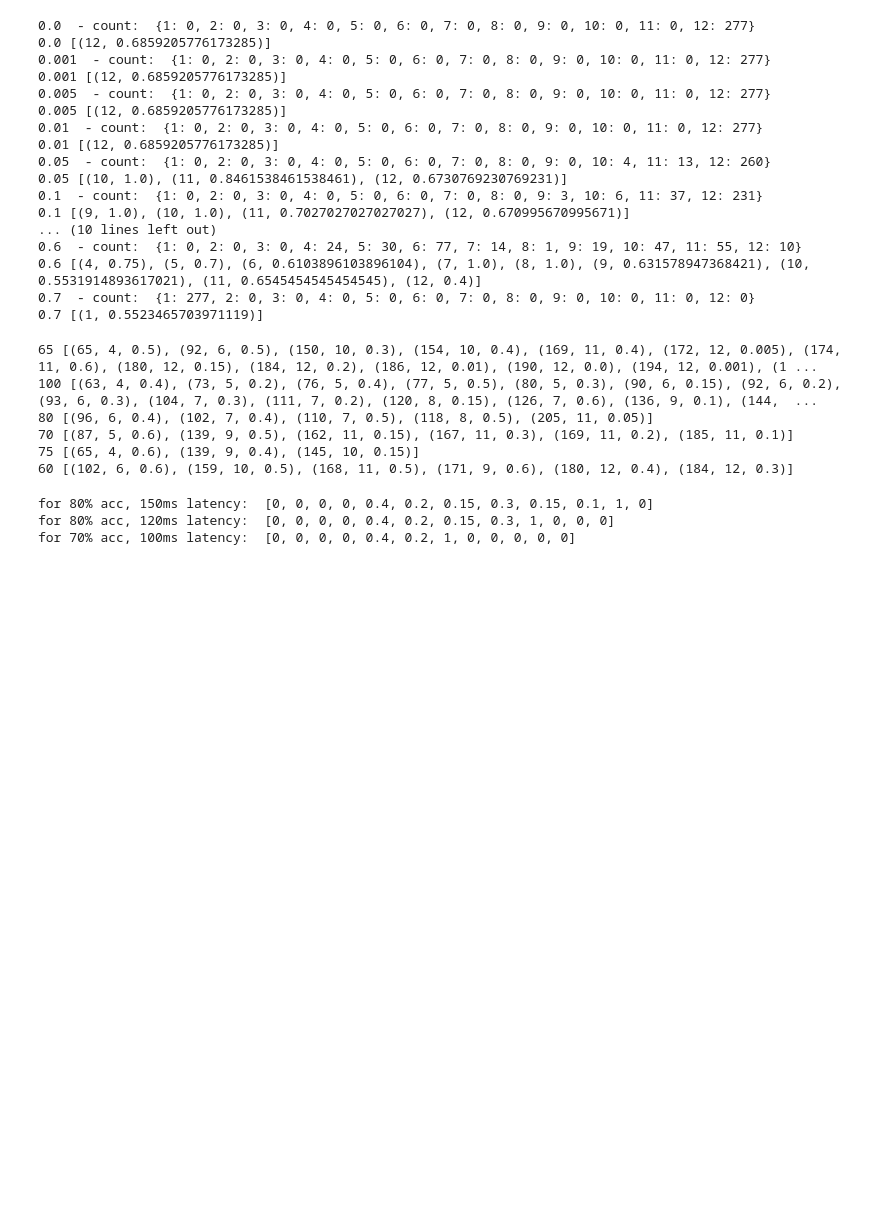
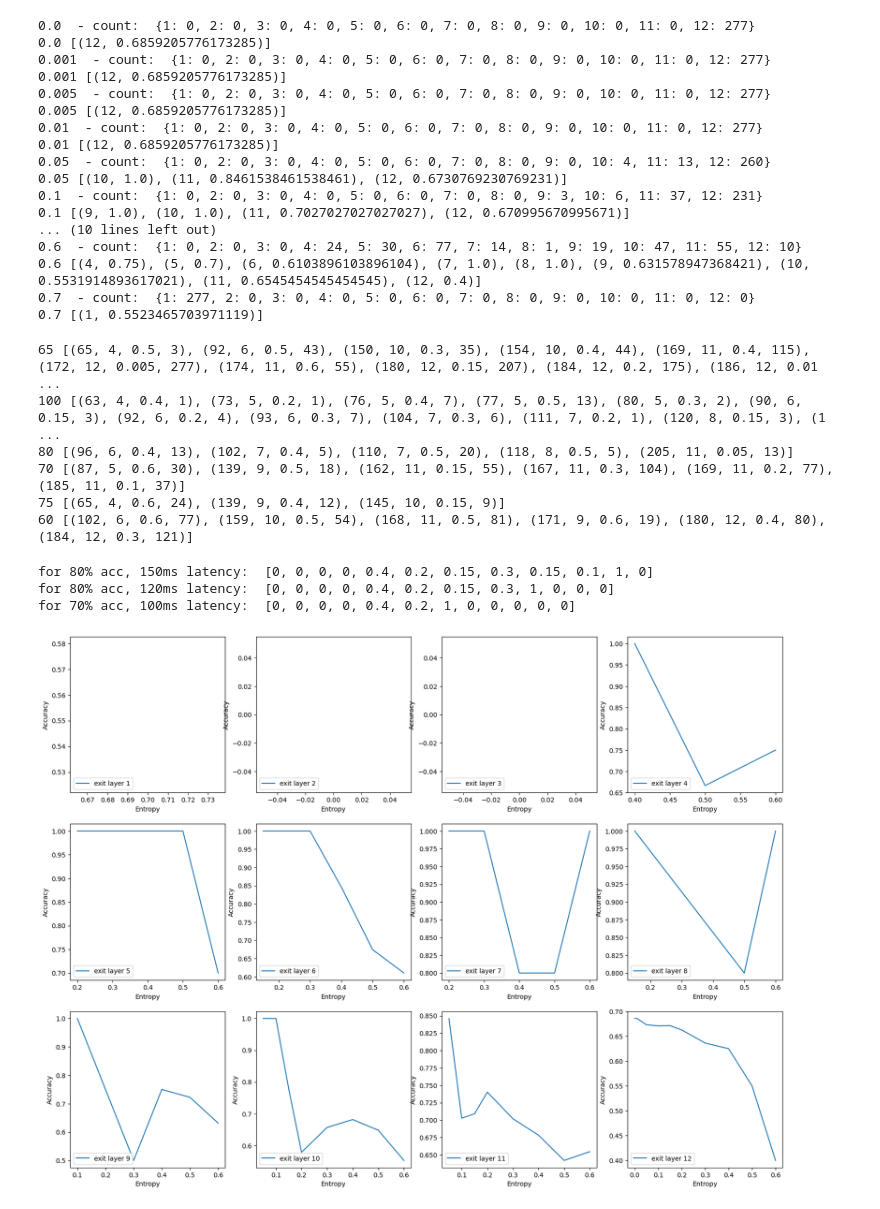
Before and after one commit to HemachandraKolisetty/SysMLTeam12, a Jupyter notebook: notebooks/RTE.ipynb, the cells around one changed output. Cells and saved outputs as stored; diff of their text form; code cells hidden in the pictures; blank space fills up the shorter version.

Commit message:
inference with varying entropy

```diff
--- a/notebooks/RTE.ipynb
+++ b/notebooks/RTE.ipynb
@@ -95,17 +95,18 @@ for e in entropies:
             if acc not in acc_buckets:
                 acc_buckets[acc] = []
             latency = int(data_pl[e][1][exit_layer] * 1000)
-            acc_buckets[int(acc/5)*5].append((latency, exit_layer, e))
+            exit_layer_count = data_pl[e][0][exit_layer]
+            acc_buckets[int(acc/5)*5].append((latency, exit_layer, e, exit_layer_count))
 
 for acc in acc_buckets:
     print(acc, sorted(acc_buckets[acc]))
 # %% [output]
-65 [(65, 4, 0.5), (92, 6, 0.5), (150, 10, 0.3), (154, 10, 0.4), (169, 11, 0.4), (172, 12, 0.005), (174, 11, 0.6), (180, 12, 0.15), (184, 12, 0.2), (186, 12, 0.01), (190, 12, 0.0), (194, 12, 0.001), (1 ...
-100 [(63, 4, 0.4), (73, 5, 0.2), (76, 5, 0.4), (77, 5, 0.5), (80, 5, 0.3), (90, 6, 0.15), (92, 6, 0.2), (93, 6, 0.3), (104, 7, 0.3), (111, 7, 0.2), (120, 8, 0.15), (126, 7, 0.6), (136, 9, 0.1), (144,  ...
-80 [(96, 6, 0.4), (102, 7, 0.4), (110, 7, 0.5), (118, 8, 0.5), (205, 11, 0.05)]
-70 [(87, 5, 0.6), (139, 9, 0.5), (162, 11, 0.15), (167, 11, 0.3), (169, 11, 0.2), (185, 11, 0.1)]
-75 [(65, 4, 0.6), (139, 9, 0.4), (145, 10, 0.15)]
-60 [(102, 6, 0.6), (159, 10, 0.5), (168, 11, 0.5), (171, 9, 0.6), (180, 12, 0.4), (184, 12, 0.3)]
+65 [(65, 4, 0.5, 3), (92, 6, 0.5, 43), (150, 10, 0.3, 35), (154, 10, 0.4, 44), (169, 11, 0.4, 115), (172, 12, 0.005, 277), (174, 11, 0.6, 55), (180, 12, 0.15, 207), (184, 12, 0.2, 175), (186, 12, 0.01 ...
+100 [(63, 4, 0.4, 1), (73, 5, 0.2, 1), (76, 5, 0.4, 7), (77, 5, 0.5, 13), (80, 5, 0.3, 2), (90, 6, 0.15, 3), (92, 6, 0.2, 4), (93, 6, 0.3, 7), (104, 7, 0.3, 6), (111, 7, 0.2, 1), (120, 8, 0.15, 3), (1 ...
+80 [(96, 6, 0.4, 13), (102, 7, 0.4, 5), (110, 7, 0.5, 20), (118, 8, 0.5, 5), (205, 11, 0.05, 13)]
+70 [(87, 5, 0.6, 30), (139, 9, 0.5, 18), (162, 11, 0.15, 55), (167, 11, 0.3, 104), (169, 11, 0.2, 77), (185, 11, 0.1, 37)]
+75 [(65, 4, 0.6, 24), (139, 9, 0.4, 12), (145, 10, 0.15, 9)]
+60 [(102, 6, 0.6, 77), (159, 10, 0.5, 54), (168, 11, 0.5, 81), (171, 9, 0.6, 19), (180, 12, 0.4, 80), (184, 12, 0.3, 121)]
 # %%
 # Accuracy is prioritized. We acheive the highest accuracy possible within the latency budget.
 def get_entropies(targt_accuracy, target_latency):
@@ -138,0 +142,19 @@ for 70% acc, 100ms latency:  [0, 0, 0, 0, 0.4, 0.2, 1, 0, 0, 0, 0, 0]
+# %%
+def plot_accuracy_entropy(data_pl, entropies):
+    fig, ax = plt.subplots(nrows=3, ncols=4, figsize=(20, 15))
+    for exit_layer in data_pl[0][0]:
+        xvals=[]
+        yvals=[]
+        for e in entropies:
+            if exit_layer in data_pl[e][3]:
+                xvals.append(e)
+                yvals.append(data_pl[e][3][exit_layer])
+        ax = plt.subplot(3, 4, exit_layer)
+        ax.set_xlabel('Entropy')
+        ax.set_ylabel('Accuracy')
+        ax.plot(xvals, yvals, label='exit layer {}'.format(exit_layer))
+        ax.legend(loc='lower left')
+    plt.show()
+plot_accuracy_entropy(data_pl, entropies)
+# %% [output]
+[figure, added]
```
Also changed, not shown: parts of 1 cell of this notebook, 8 other files.
